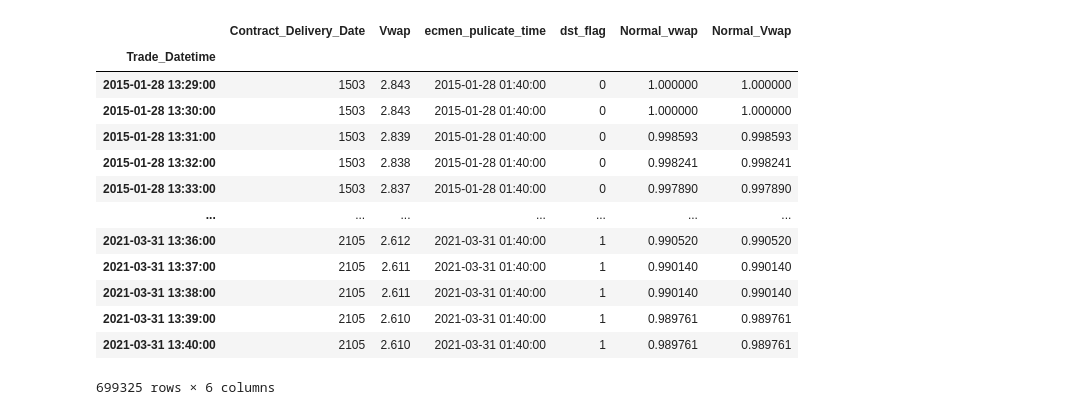
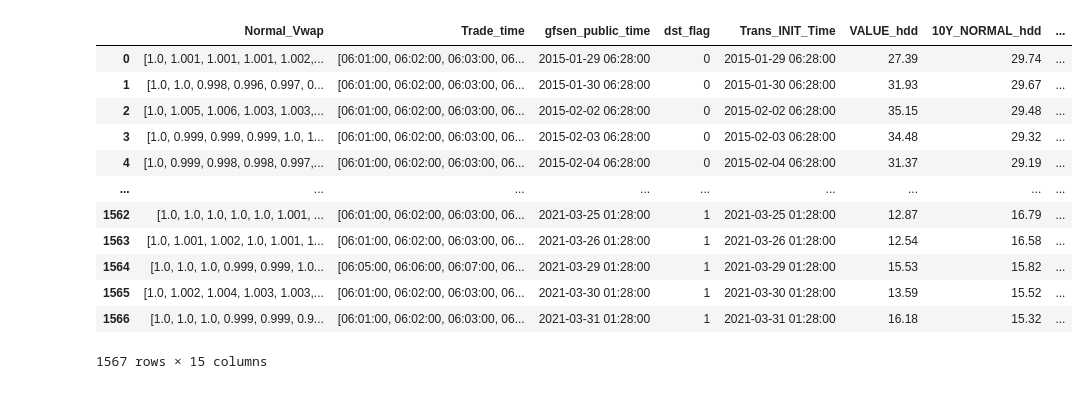
Before and after one commit to xhan97/gasAnalysis, a Jupyter notebook: notebooks/Untitled.ipynb, the cells around one changed output. Drawn from its saved outputs; the diff is of its cells as text; code cells hidden in the pictures.

```diff
--- a/notebooks/Untitled.ipynb
+++ b/notebooks/Untitled.ipynb
@@ -41,18 +43,0 @@ array([datetime.time(0, 28), datetime.time(6, 28), datetime.time(12, 28),
-# %%
-data.loc[data.dst_flag==1, 'Trade_Datetime'] = data[data["dst_flag"]==1]["Trade_Datetime"].apply(lambda x : x + timedelta(hours=-1))
-data.loc[data.dst_flag==1, 'ecmen_pulicate_time'] = data[data["dst_flag"]==1]["ecmen_pulicate_time"].apply(lambda x : x + timedelta(hours=-1))
-# %%
-data.set_index('Trade_Datetime',inplace=True)
-
-data.dropna(how='any',inplace=True)
-time_point = []
-st_time = datetime.strptime('6:00', '%H:%M').time()
-et_time = datetime.strptime('16:00', '%H:%M').time()
-time_point = [st_time, et_time]
-
-timels = data['ecmen_pulicate_time'].dt.time.unique()
-for item in timels:
-    if (item >= st_time) & (item <= et_time):
-        time_point.append(item)
-time_point.sort()
-time_point_pairs = list(zip(time_point, time_point[1:]))
@@ -87,2 +44,4 @@ first_peirod
+# %%
+data["Trade_time"] = data.index.time
 # %%
-res = first_peirod.groupby(['Contract_Delivery_Date', pd.Grouper(freq='D')]).agg(Normal_Vwap=('Normal_Vwap', list),ecmen_pulicate_time=('ecmen_pulicate_time', 'first'),dst_flag=('dst_flag', 'first'))
+res = data.groupby(['Contract_Delivery_Date', pd.Grouper(freq='D')]).agg(Normal_Vwap=('Normal_Vwap', list),Trade_time=('Trade_time',list) ,gfsen_public_time=('gfsen_pulicate_time', 'first'),dst_flag=('dst_flag', 'first'))
@@ -140,17 +48,18 @@ DatetimeIndex(['2015-03-09 06:00:00', '2015-03-09 06:01:00',
-# %%
-first_peirod
-# %% [output]
-|  | Contract_Delivery_Date | Vwap | ecmen_pulicate_time | dst_flag | Normal_vwap | Normal_Vwap |
-| Trade_Datetime |  |  |  |  |  |  |
-| 2015-01-28 13:29:00 | 1503 | 2.843 | 2015-01-28 01:40:00 | 0 | 1.000000 | 1.000000 |
-| 2015-01-28 13:30:00 | 1503 | 2.843 | 2015-01-28 01:40:00 | 0 | 1.000000 | 1.000000 |
-| 2015-01-28 13:31:00 | 1503 | 2.839 | 2015-01-28 01:40:00 | 0 | 0.998593 | 0.998593 |
-| 2015-01-28 13:32:00 | 1503 | 2.838 | 2015-01-28 01:40:00 | 0 | 0.998241 | 0.998241 |
-| 2015-01-28 13:33:00 | 1503 | 2.837 | 2015-01-28 01:40:00 | 0 | 0.997890 | 0.997890 |
-| ... | ... | ... | ... | ... | ... | ... |
-| 2021-03-31 13:36:00 | 2105 | 2.612 | 2021-03-31 01:40:00 | 1 | 0.990520 | 0.990520 |
-| 2021-03-31 13:37:00 | 2105 | 2.611 | 2021-03-31 01:40:00 | 1 | 0.990140 | 0.990140 |
-| 2021-03-31 13:38:00 | 2105 | 2.611 | 2021-03-31 01:40:00 | 1 | 0.990140 | 0.990140 |
-| 2021-03-31 13:39:00 | 2105 | 2.610 | 2021-03-31 01:40:00 | 1 | 0.989761 | 0.989761 |
-| 2021-03-31 13:40:00 | 2105 | 2.610 | 2021-03-31 01:40:00 | 1 | 0.989761 | 0.989761 |
-699325 rows × 6 columns
+# %%
+merge_data = pd.merge(res, weather_data, how="inner",left_on='gfsen_public_time', right_on='Trans_INIT_Time',
+                      suffixes=('_hdd', '_cdd'))
+merge_data
+# %% [output]
+|  | Normal_Vwap | Trade_time | gfsen_public_time | dst_flag | Trans_INIT_Time | VALUE_hdd | 10Y_NORMAL_hdd | ... |
+| 0 | [1.0, 1.001, 1.001, 1.001, 1.002,... | [06:01:00, 06:02:00, 06:03:00, 06... | 2015-01-29 06:28:00 | 0 | 2015-01-29 06:28:00 | 27.39 | 29.74 | ... |
+| 1 | [1.0, 1.0, 0.998, 0.996, 0.997, 0... | [06:01:00, 06:02:00, 06:03:00, 06... | 2015-01-30 06:28:00 | 0 | 2015-01-30 06:28:00 | 31.93 | 29.67 | ... |
+| 2 | [1.0, 1.005, 1.006, 1.003, 1.003,... | [06:01:00, 06:02:00, 06:03:00, 06... | 2015-02-02 06:28:00 | 0 | 2015-02-02 06:28:00 | 35.15 | 29.48 | ... |
+| 3 | [1.0, 0.999, 0.999, 0.999, 1.0, 1... | [06:01:00, 06:02:00, 06:03:00, 06... | 2015-02-03 06:28:00 | 0 | 2015-02-03 06:28:00 | 34.48 | 29.32 | ... |
+| 4 | [1.0, 0.999, 0.998, 0.998, 0.997,... | [06:01:00, 06:02:00, 06:03:00, 06... | 2015-02-04 06:28:00 | 0 | 2015-02-04 06:28:00 | 31.37 | 29.19 | ... |
+| ... | ... | ... | ... | ... | ... | ... | ... | ... |
+| 1562 | [1.0, 1.0, 1.0, 1.0, 1.0, 1.001, ... | [06:01:00, 06:02:00, 06:03:00, 06... | 2021-03-25 01:28:00 | 1 | 2021-03-25 01:28:00 | 12.87 | 16.79 | ... |
+| 1563 | [1.0, 1.001, 1.002, 1.0, 1.001, 1... | [06:01:00, 06:02:00, 06:03:00, 06... | 2021-03-26 01:28:00 | 1 | 2021-03-26 01:28:00 | 12.54 | 16.58 | ... |
+| 1564 | [1.0, 1.0, 1.0, 0.999, 0.999, 1.0... | [06:05:00, 06:06:00, 06:07:00, 06... | 2021-03-29 01:28:00 | 1 | 2021-03-29 01:28:00 | 15.53 | 15.82 | ... |
+| 1565 | [1.0, 1.002, 1.004, 1.003, 1.003,... | [06:01:00, 06:02:00, 06:03:00, 06... | 2021-03-30 01:28:00 | 1 | 2021-03-30 01:28:00 | 13.59 | 15.52 | ... |
+| 1566 | [1.0, 1.0, 1.0, 0.999, 0.999, 0.9... | [06:01:00, 06:02:00, 06:03:00, 06... | 2021-03-31 01:28:00 | 1 | 2021-03-31 01:28:00 | 16.18 | 15.32 | ... |
+1567 rows × 15 columns
```
Also changed, not shown: parts of 29 cells of this notebook, 16 other files.
